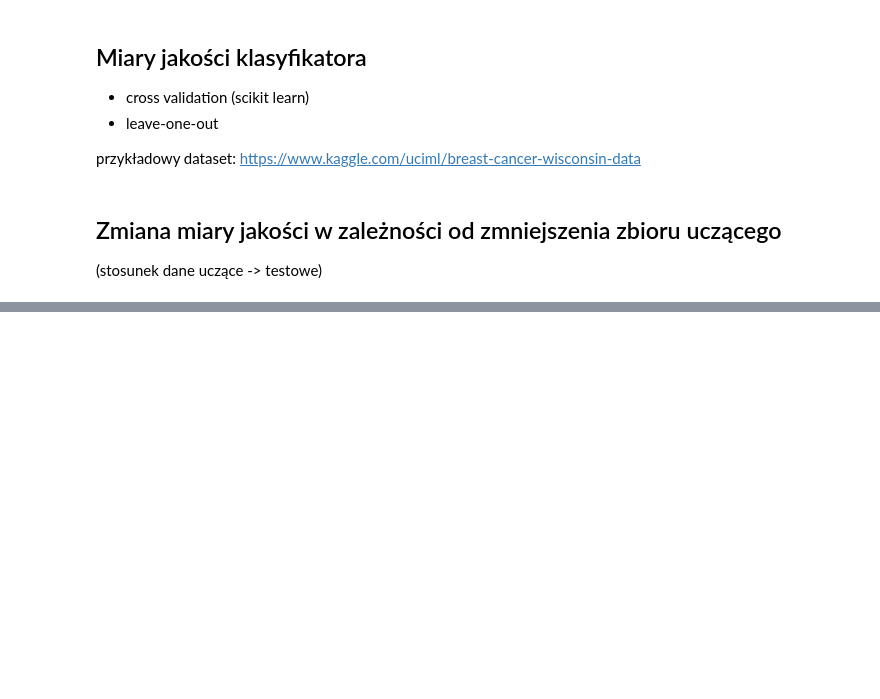
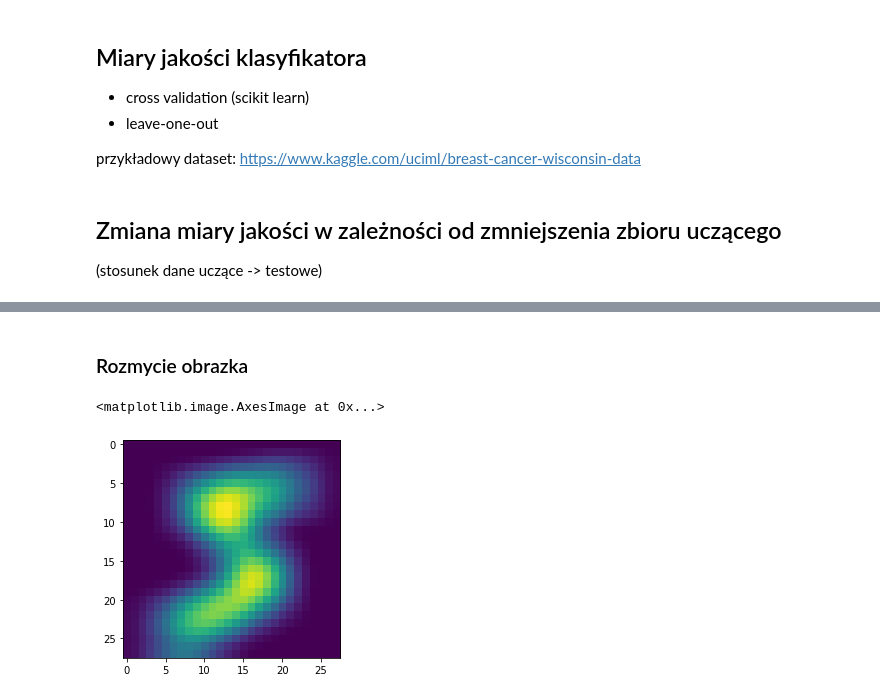
Before and after one commit to Vetchu/AGH-ML-Tutorial-1, a Jupyter notebook: Cwiczenie1.ipynb, the cells around one changed output, grey strips where cells are left out. Cells and saved outputs as stored; diff of their text form; code cells hidden in the pictures; blank space fills up the shorter version.

```diff
--- a/Cwiczenie1.ipynb
+++ b/Cwiczenie1.ipynb
@@ -329,0 +408,10 @@ by dało się w miarę bez googlowania je zrobić w miarę krótkim czasie - jes
+# %% [markdown]
+### Rozmycie obrazka
+# %%
+blur = iaa.GaussianBlur(sigma=(2.0, 3.0))
+blurred = blur(images=[image])
+
+plt.imshow(blurred[0])
+# %% [output]
+<matplotlib.image.AxesImage at 0x...>
+[figure, added]
```
Also changed, not shown: parts of 32 cells of this notebook, 4 other files.
